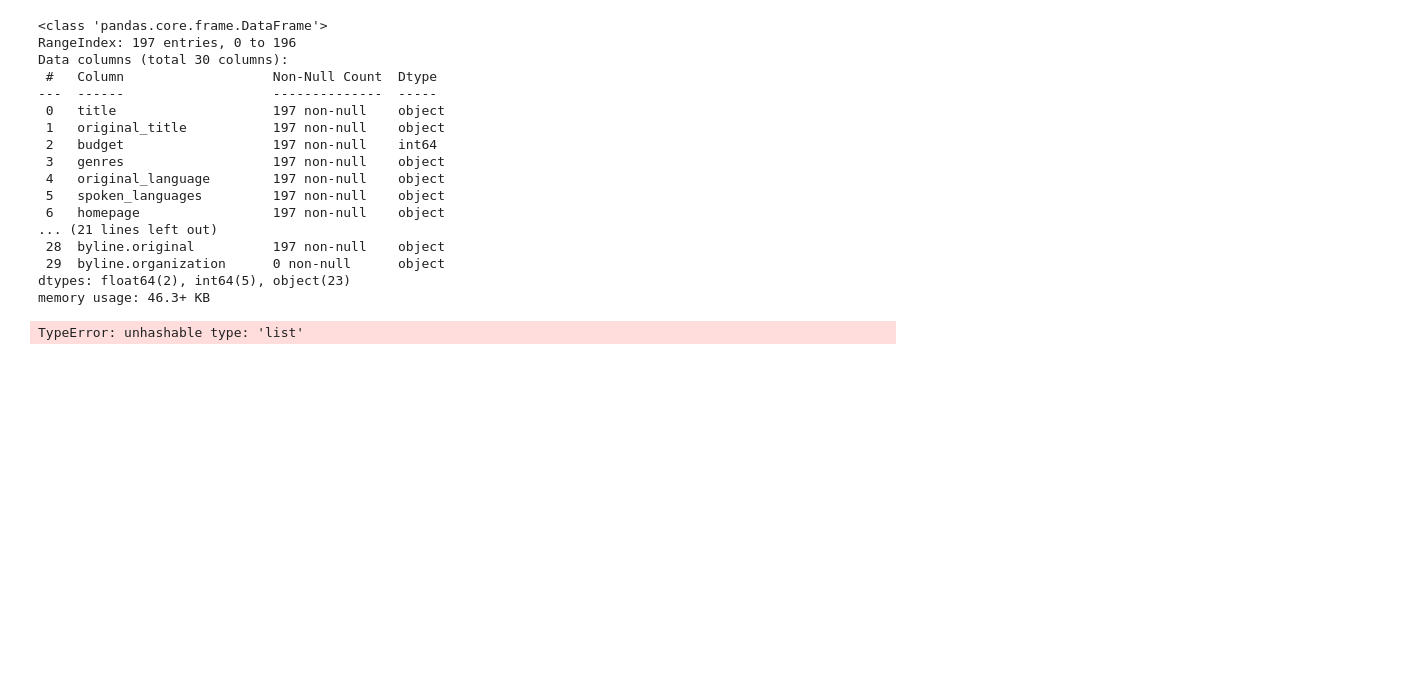
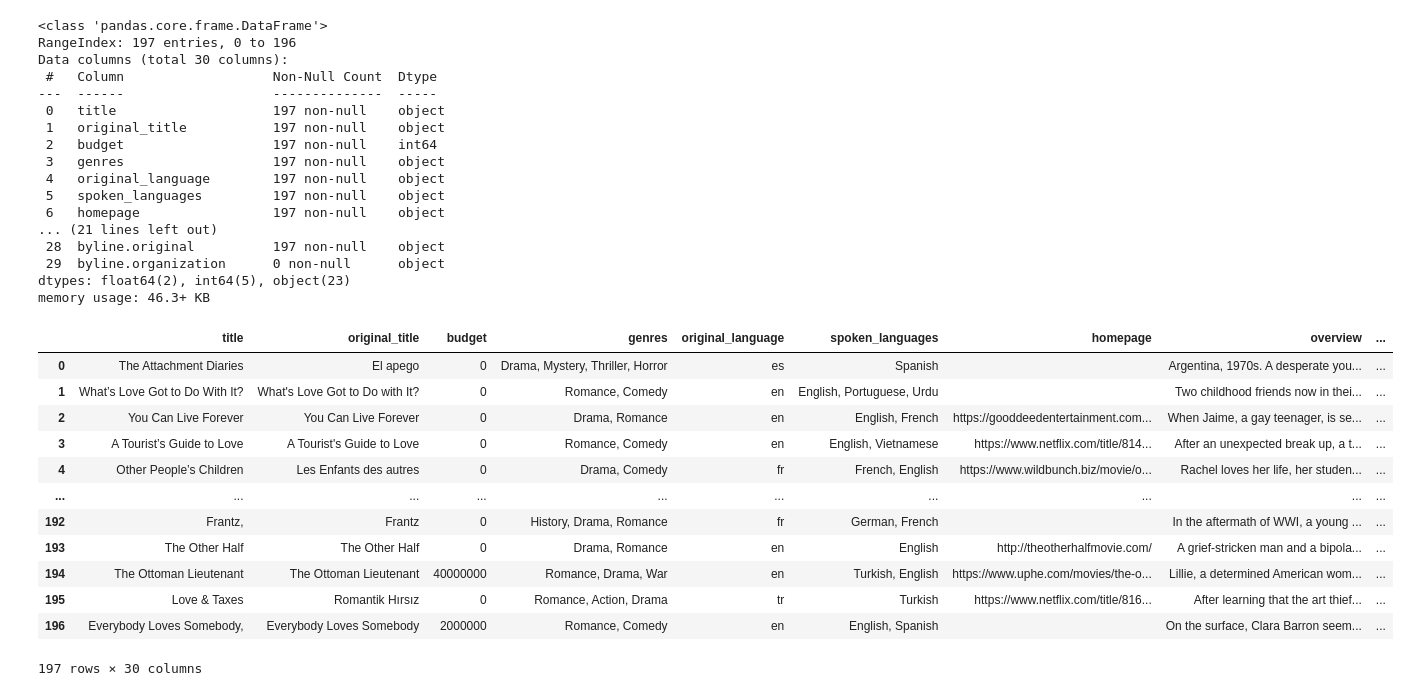
Before and after one commit to bauern101/data-sourcing-challenge, a Jupyter notebook: retrieve_movie_data.ipynb, the cells around one changed output. Drawn from its saved outputs; the diff is of its cells as text; code cells hidden in the pictures; blank space fills up the shorter version.

```diff
--- a/retrieve_movie_data.ipynb
+++ b/retrieve_movie_data.ipynb
@@ -829,22 +825,31 @@ memory usage: 46.3+ KB
 # %%
 # title	original_title	budget	genre	language	spoken_languages	homepage	overview	popularity	runtime	...	word_count	headline.main	headline.kicker	headline.content_kicker	headline.print_headline	headline.name	headline.seo	headline.sub	byline.original	byline.organization
 # 0	The Attachment Diaries	El apego	0	Drama, Mystery, Thriller, Horror	es	Spanish		Argentina, 1970s. A desperate young woman goes...	0.708	102	...	295	‘The Attachment Diaries’ Review: Love, Sick	None	None	The Attachment Diaries	None	None	None	By Jeannette Catsoulis	None
 # 1	You Can Live Forever	You Can Live Forever	0	Drama, Romance	en	French, English	https://gooddeedentertainment.com/you-can-live...	When Jaime, a gay teenager, is sent to live in...	12.027	96	...	294	‘You Can Live Forever’ Review: Do You Love Me ...	None	None	You Can Live Forever	None	None	None	By Elisabeth Vincentelli	None
 # 2	One True Loves	One True Loves	0	Romance, Drama, Comedy	en	English		Emma and Jesse are living the perfect life tog...	28.872	100	...	320	‘One True Loves’ Review: A Romance Lost at Sea	None	None	One True Loves	None	None	None	By Brandon Yu	None
 # 3	The Lost Weekend: A Love Story	The Lost Weekend: A Love Story	0	Documentary	en			May Pang lovingly recounts her life in rock & ...	2.368	97	...	327	‘The Lost Weekend: A Love Story’ Review: When ...	None	None	The Lost Weekend: A Love Story	None	None	None	By Glenn Kenny	None
 # 4	A Thousand and One	A Thousand and One	0	Drama	en	English	https://www.focusfeatures.com/a-thousand-and-one/	Struggling but unapologetically living on her ...	11.704	116	...	971	‘A Thousand and One’ Review: A New York Love S...	Critic’s Pick	None	An Unbending Will Meets a Shifting City	None	None	None	By Manohla Dargis	None
 # 5 rows × 30 columns
 
 ### Delete duplicate rows and reset index
-#merged_02_df.drop_duplicates(subset=['column_name'])
-# "title", "original_title", "budget", "genres", "original_language", 'spoken_languages', "homepage", "overview", "popularity", "runtime", "revenue", "release_date", "vote_average", "vote_count", 'production_countries'
-
-# ["title"], ["original_title"], ["budget"], ["genres"], ["original_language"], ['spoken_languages'], ["homepage"], ["overview"], ["popularity"], ["runtime"], ["revenue"], ["release_date"], ["vote_average"], ["vote_count"], ['production_countries']
+merged_02_df.drop_duplicates(subset=["title", "original_title", "budget", "genres", "original_language", 'spoken_languages', "homepage", "overview", "popularity", "runtime", "revenue", "release_date", "vote_average", "vote_count", 'production_countries'])
 # Duplicate rows are deleted ------------------------------------------------------------------------------------------------------------------------------------> (1 point).
 merged_02_df.reset_index()
 # The DataFrame index is reset ----------------------------------------------------------------------------------------------------------------------------------> (1 point).
 merged_02_df
 # %% [output]
+|  | title | original_title | budget | genres | original_language | spoken_languages | homepage | overview | ... |
+| 0 | The Attachment Diaries | El apego | 0 | Drama, Mystery, Thriller, Horror | es | Spanish |  | Argentina, 1970s. A desperate you... | ... |
+| 1 | What’s Love Got to Do With It? | What's Love Got to Do with It? | 0 | Romance, Comedy | en | English, Portuguese, Urdu |  | Two childhood friends now in thei... | ... |
+| 2 | You Can Live Forever | You Can Live Forever | 0 | Drama, Romance | en | English, French | https://gooddeedentertainment.com... | When Jaime, a gay teenager, is se... | ... |
+| 3 | A Tourist’s Guide to Love | A Tourist's Guide to Love | 0 | Romance, Comedy | en | English, Vietnamese | https://www.netflix.com/title/814... | After an unexpected break up, a t... | ... |
+| 4 | Other People’s Children | Les Enfants des autres | 0 | Drama, Comedy | fr | French, English | https://www.wildbunch.biz/movie/o... | Rachel loves her life, her studen... | ... |
+| ... | ... | ... | ... | ... | ... | ... | ... | ... | ... |
+| 192 | Frantz, | Frantz | 0 | History, Drama, Romance | fr | German, French |  | In the aftermath of WWI, a young ... | ... |
+| 193 | The Other Half | The Other Half | 0 | Drama, Romance | en | English | http://theotherhalfmovie.com/ | A grief-stricken man and a bipola... | ... |
+| 194 | The Ottoman Lieutenant | The Ottoman Lieutenant | 40000000 | Romance, Drama, War | en | Turkish, English | https://www.uphe.com/movies/the-o... | Lillie, a determined American wom... | ... |
+| 195 | Love & Taxes | Romantik Hırsız | 0 | Romance, Action, Drama | tr | Turkish | https://www.netflix.com/title/816... | After learning that the art thief... | ... |
+| 196 | Everybody Loves Somebody, | Everybody Loves Somebody | 2000000 | Romance, Comedy | en | English, Spanish |  | On the surface, Clara Barron seem... | ... |
-TypeError: unhashable type: 'list'
+197 rows × 30 columns
 # %%
 # Export data to CSV without the index
```
Also changed, not shown: parts of 2 cells of this notebook.
